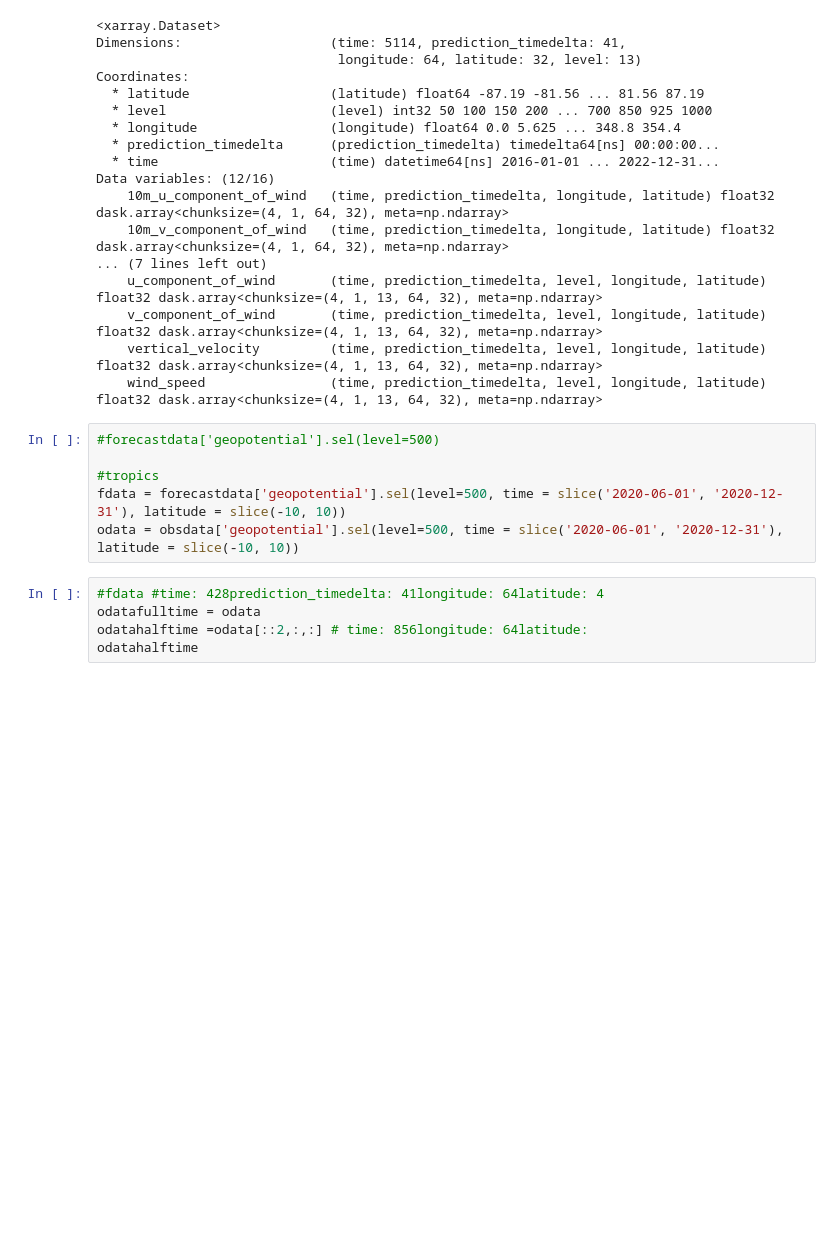
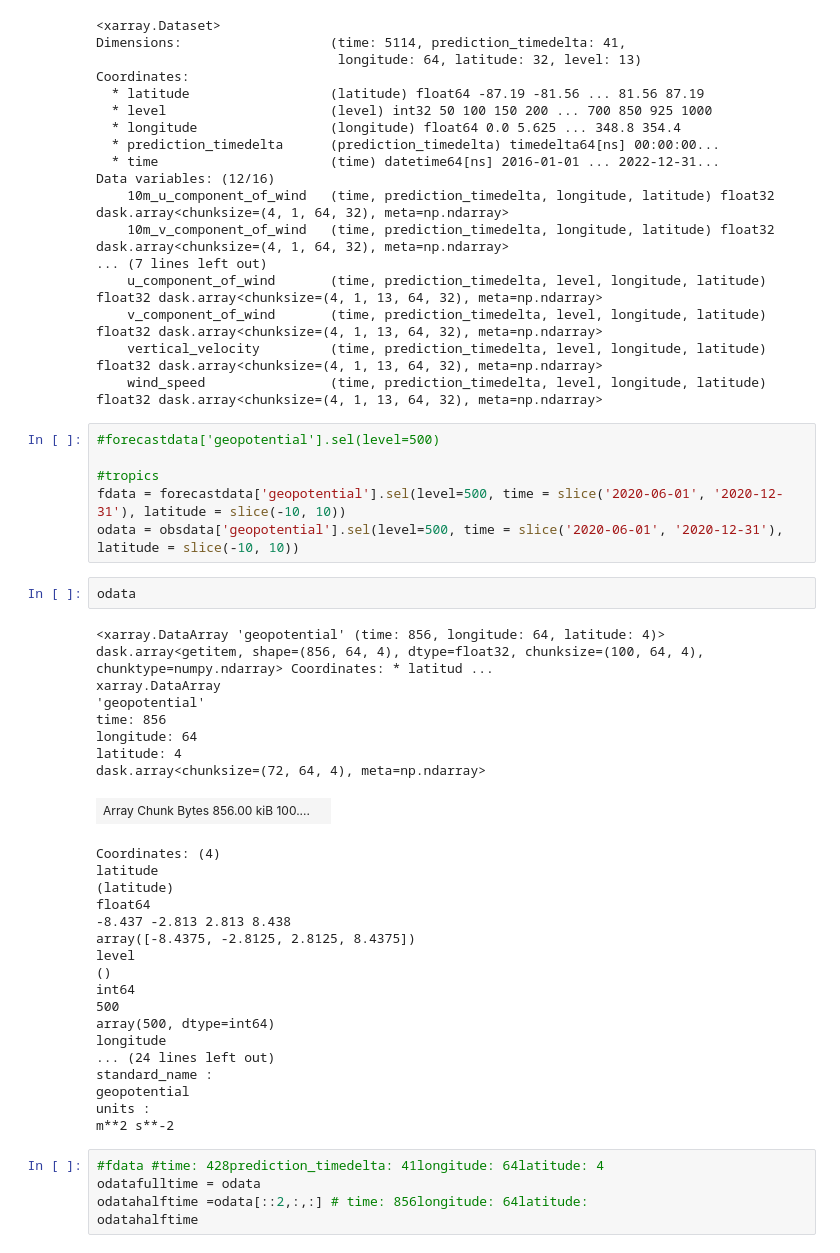
Before and after one commit to archerdodson/WeatherBench2-Implementation, a Jupyter notebook: WeatherBench2Work.ipynb, the cells around one changed output. Cells and saved outputs as stored; diff of their text form; blank space fills up the shorter version.

```diff
--- a/WeatherBench2Work.ipynb
+++ b/WeatherBench2Work.ipynb
@@ -309,6 +379,34 @@ Data variables: (12/16)
 #tropics
 fdata = forecastdata['geopotential'].sel(level=500, time = slice('2020-06-01', '2020-12-31'), latitude = slice(-10, 10))
 odata = obsdata['geopotential'].sel(level=500, time = slice('2020-06-01', '2020-12-31'), latitude = slice(-10, 10))
+# %%
+odata
+# %% [output]
+<xarray.DataArray 'geopotential' (time: 856, longitude: 64, latitude: 4)> dask.array<getitem, shape=(856, 64, 4), dtype=float32, chunksize=(100, 64, 4), chunktype=numpy.ndarray> Coordinates: * latitud ...
+xarray.DataArray
+'geopotential'
+time: 856
+longitude: 64
+latitude: 4
+dask.array<chunksize=(72, 64, 4), meta=np.ndarray>
+| Array Chunk Bytes 856.00 kiB 100.... |  |
+Coordinates: (4)
+latitude
+(latitude)
+float64
+-8.437 -2.813 2.813 8.438
+array([-8.4375, -2.8125, 2.8125, 8.4375])
+level
+()
+int64
+500
+array(500, dtype=int64)
+longitude
+... (24 lines left out)
+standard_name :
+geopotential
+units :
+m**2 s**-2
 # %%
 #fdata #time: 428prediction_timedelta: 41longitude: 64latitude: 4
 odatafulltime = odata
```
Also changed, not shown: parts of 11 cells of this notebook, 6 other files.
